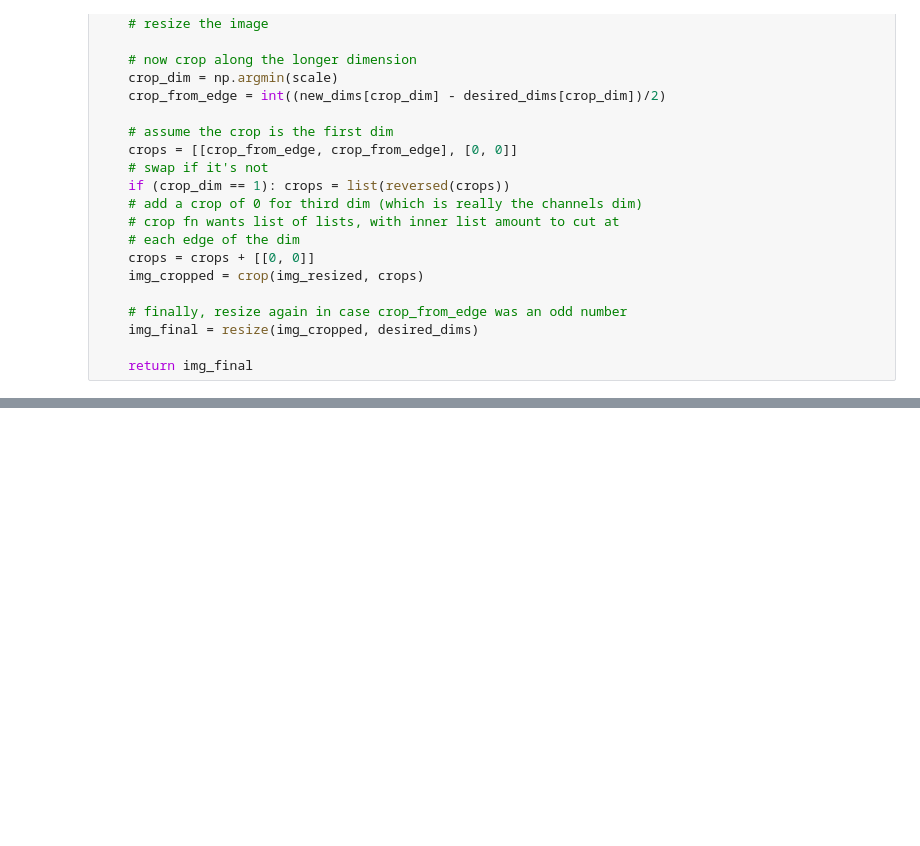
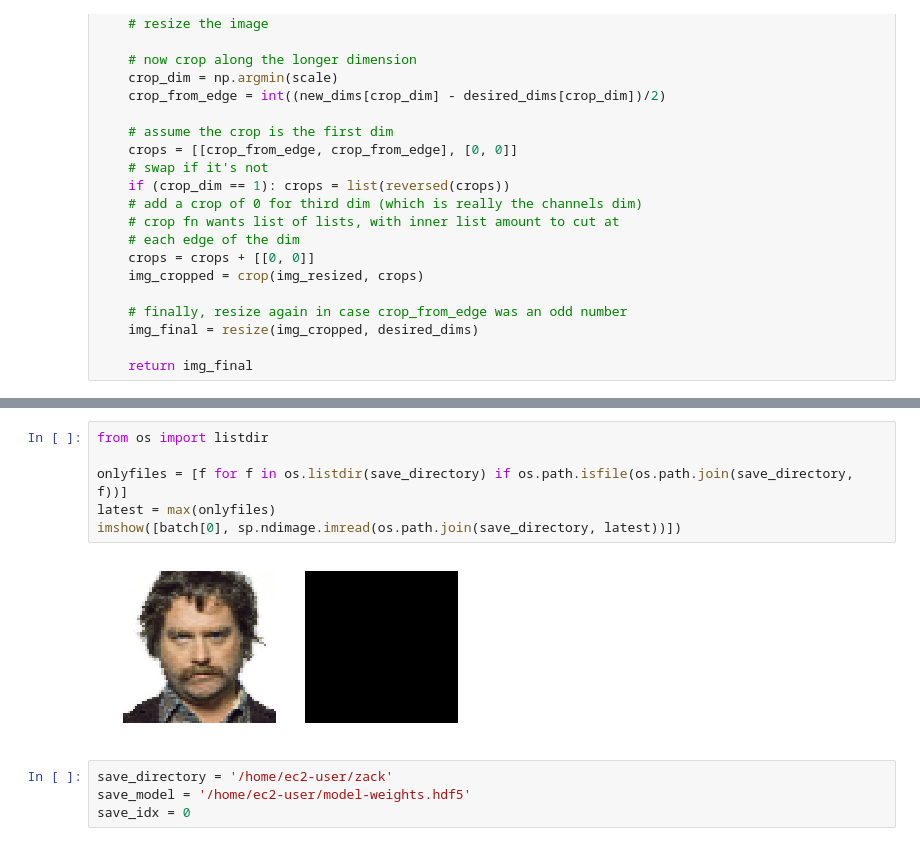
Before and after one commit to ReidWilliams/GANs, a Jupyter notebook: notebooks/scratch.ipynb, the cells around one changed output, grey strips where cells are left out. Drawn from its saved outputs; the diff is of its cells as text; blank space fills up the shorter version.

```diff
--- a/notebooks/scratch.ipynb
+++ b/notebooks/scratch.ipynb
@@ -76,2 +71,14 @@ save_idx = 0
+# %%
+from os import listdir
+
+onlyfiles = [f for f in os.listdir(save_directory) if os.path.isfile(os.path.join(save_directory, f))]
+latest = max(onlyfiles)
+imshow([batch[0], sp.ndimage.imread(os.path.join(save_directory, latest))])
+# %% [output]
+[figure, added]
+# %%
+save_directory = '/home/ec2-user/zack'
+save_model = '/home/ec2-user/model-weights.hdf5'
+save_idx = 0
 # %%
 start = save_idx
```
Also changed, not shown: parts of 7 cells of this notebook.
